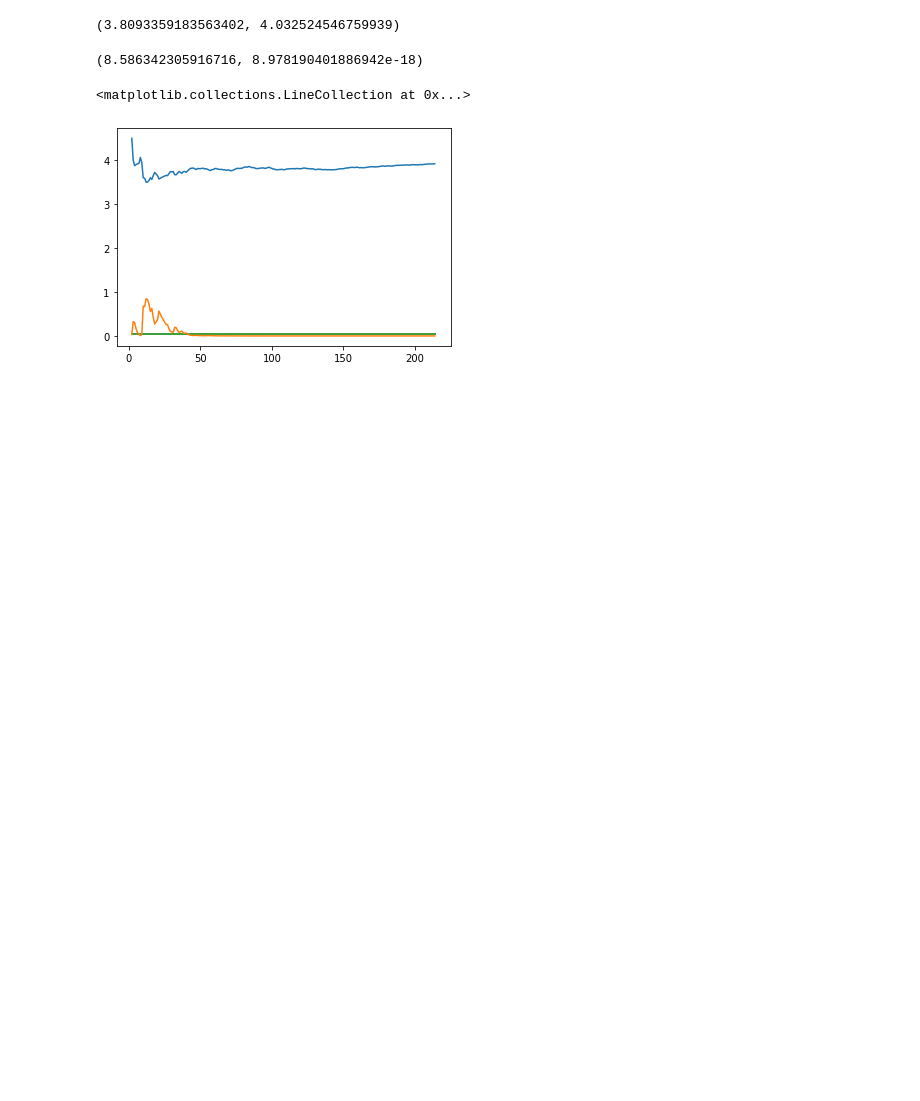
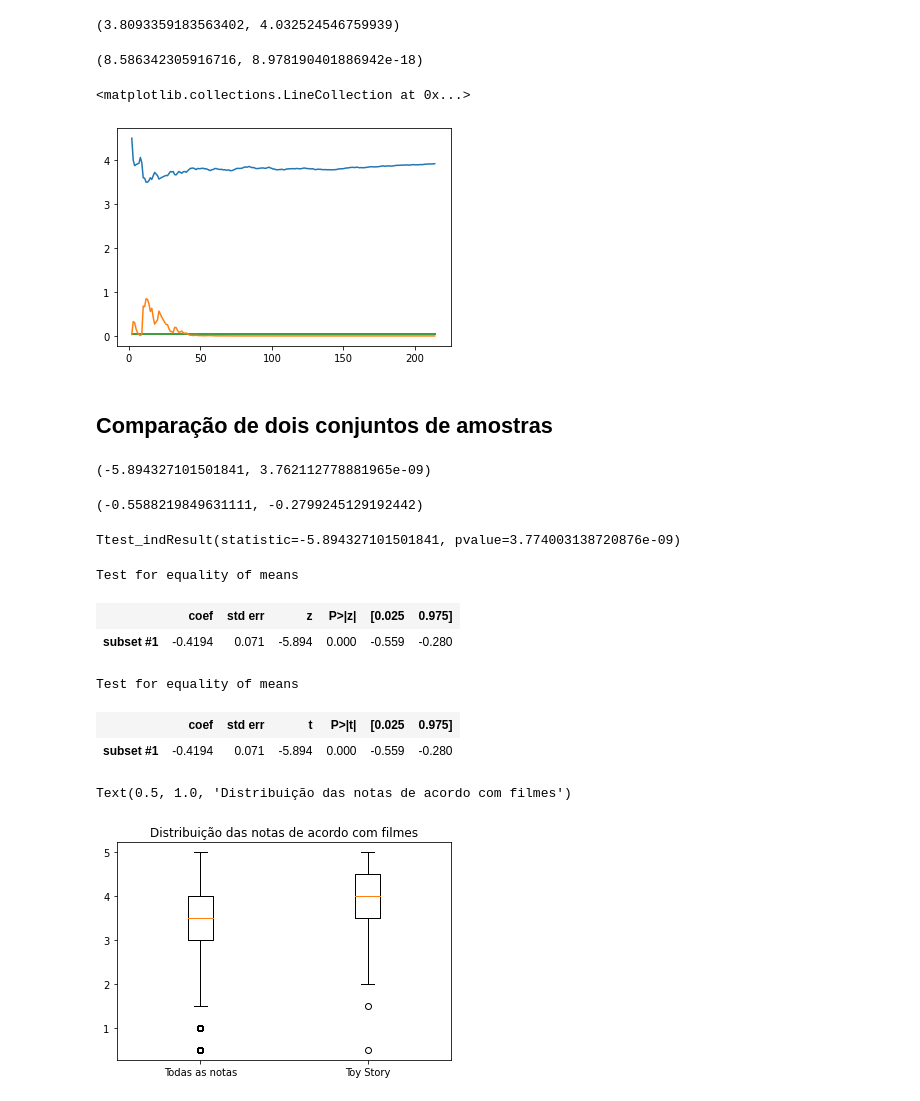
Before and after one commit to Gleis0nLemos/Testes_Estatisticos_com_Python, a Jupyter notebook: Testes_Estatisticos.ipynb, the cells around one changed output. Cells and saved outputs as stored; diff of their text form; code cells hidden in the pictures; blank space fills up the shorter version.

Commit message:
Testes para duas amostras

```diff
--- a/Testes_Estatisticos.ipynb
+++ b/Testes_Estatisticos.ipynb
@@ -328,3 +328,46 @@ plt.hlines(y = 0.05, xmin = 2, xmax = len(temp), colors = 'g') #margem p_value =
 # %% [output]
 <matplotlib.collections.LineCollection at 0x...>
 [figure]
+# %% [markdown]
+## **Comparação de dois conjuntos de amostras**
+# %%
+# print (ztest(notas1.rating, notas.rating))
+# zconfint(notas1.rating, notas.rating)
+
+#ou
+print (ztest(notas.rating, notas1.rating))
+zconfint(notas.rating, notas1.rating)
+#cuidado que dessa forma mostra os valores de notas negativamente em relação ao notas1('Toy Story')
+# %% [output]
+(-5.894327101501841, 3.762112778881965e-09)
+(-0.5588219849631111, -0.2799245129192442)
+# %%
+from scipy.stats import ttest_ind
+
+ttest_ind(notas.rating, notas1.rating)
+# %% [output]
+Ttest_indResult(statistic=-5.894327101501841, pvalue=3.774003138720876e-09)
+# %%
+descr_todas_as_notas = DescrStatsW(notas.rating)
+descr_toystory = DescrStatsW(notas1.rating)
+comparacao = descr_todas_as_notas.get_compare(descr_toystory)
+
+comparacao.summary(use_t=False) #forma de se usar o z_test
+# %% [output]
+Test for equality of means
+|  | coef | std err | z | P>|z| | [0.025 | 0.975] |
+| subset #1 | -0.4194 | 0.071 | -5.894 | 0.000 | -0.559 | -0.280 |
+# %%
+comparacao.summary(use_t=True) #forma de se usar o t_test, ou comparacao.summary()
+# %% [output]
+Test for equality of means
+|  | coef | std err | t | P>|t| | [0.025 | 0.975] |
+| subset #1 | -0.4194 | 0.071 | -5.894 | 0.000 | -0.559 | -0.280 |
+# %%
+import matplotlib.pyplot as plt
+
+plt.boxplot([notas.rating, notas1.rating], labels=["Todas as notas", "Toy Story"])
+plt.title("Distribuição das notas de acordo com filmes")
+# %% [output]
+Text(0.5, 1.0, 'Distribuição das notas de acordo com filmes')
+[figure, added]
```
Also changed, not shown: parts of 2 cells of this notebook, 1 other file.
